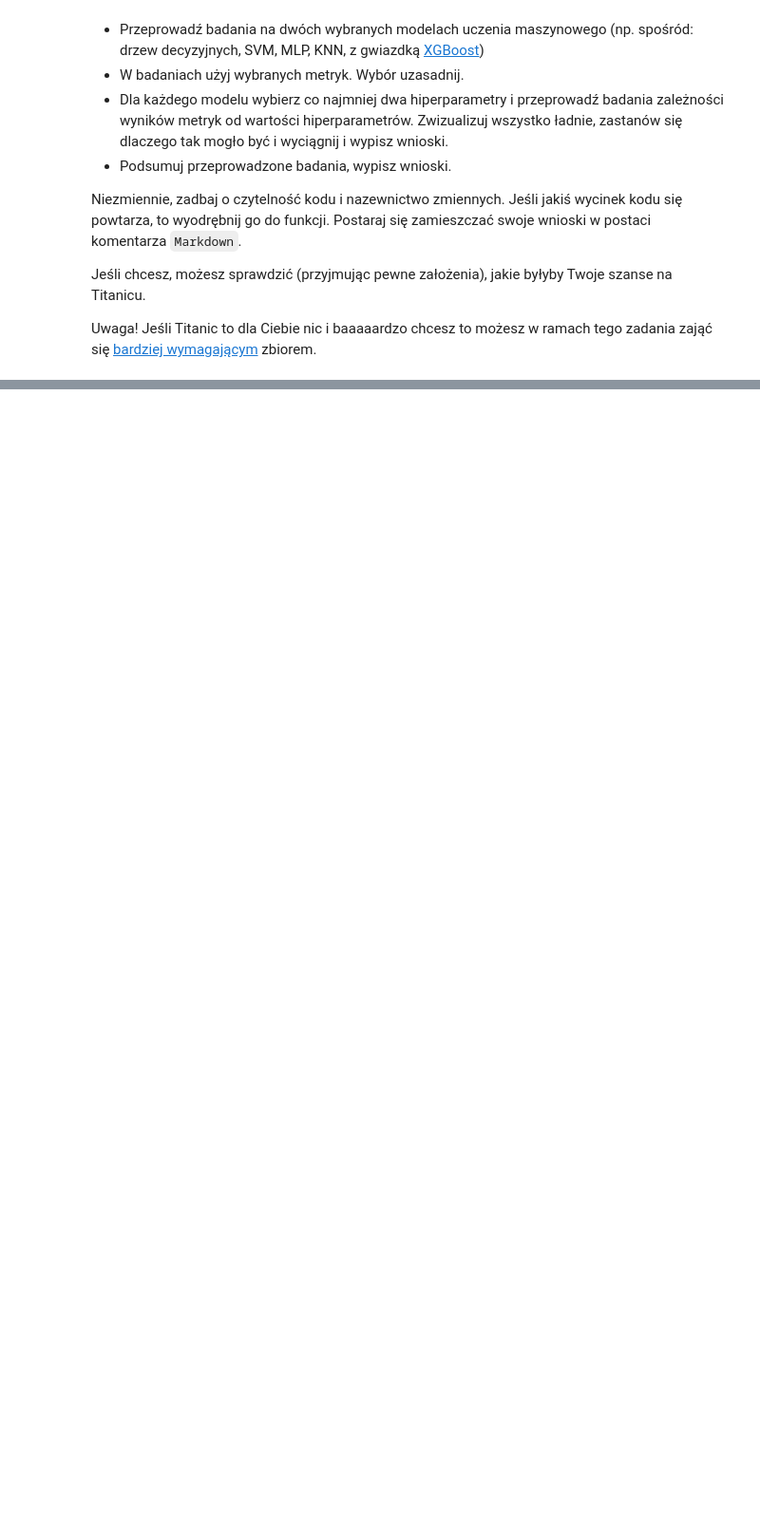
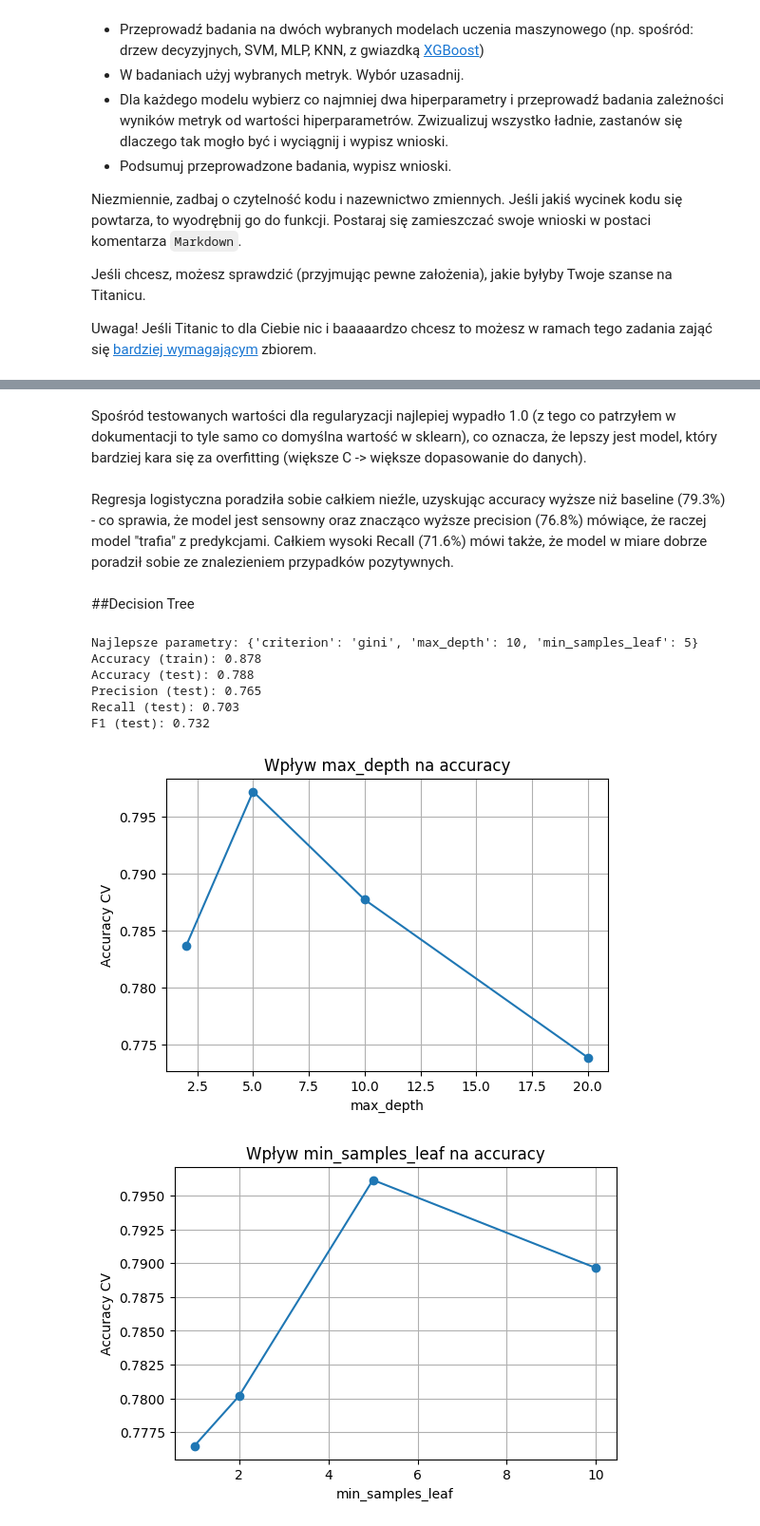
Before and after one commit to Solvro/ml-wakacyjne-wyzwanie-2026, a Jupyter notebook: 02_podstawy_aiml/ML_zadanie.ipynb, the cells around one changed output, grey strips where cells are left out. Shown at 95% size. Cells and saved outputs as stored; diff of their text form; code cells hidden in the pictures; blank space fills up the shorter version.

```diff
--- a/02_podstawy_aiml/ML_zadanie.ipynb
+++ b/02_podstawy_aiml/ML_zadanie.ipynb
@@ -46,0 +218,32 @@ titanic_df['Cabin'].str[0].unique()
+# %% [markdown]
+Spośród testowanych wartości dla regularyzacji najlepiej wypadło 1.0 (z tego co patrzyłem w dokumentacji to tyle samo co domyślna wartość w sklearn), co oznacza, że lepszy jest model, który bardziej kara się za overfitting (większe C -> większe dopasowanie do danych).
+# %% [markdown]
+Regresja logistyczna poradziła sobie całkiem nieźle, uzyskując accuracy wyższe niż baseline (79.3%) - co sprawia, że model jest sensowny oraz znacząco wyższe precision (76.8%) mówiące, że raczej model "trafia" z predykcjami. Całkiem wysoki Recall (71.6%) mówi także, że model w miare dobrze poradził sobie ze znalezieniem przypadków pozytywnych.
+# %% [markdown]
+##Decision Tree
+# %%
+from sklearn.tree import DecisionTreeClassifier
+
+decision_tree_grid = {'max_depth': [2, 5, 10, 20],
+                      'criterion': ['gini', 'entropy'],
+                      'min_samples_leaf': [1, 2, 5, 10]} #początkowo w min_samples_leaf nie było wartości 10, ale mocno zastanowił mnie wykres idący tylko do góry, ale jak się okazało
+                                                         #na szczęście nie w nieskończoność XD
+
+decision_tree_model = DecisionTreeClassifier(random_state=42)
+decision_tree_search = GridSearchCV(estimator=decision_tree_model,
+                                    param_grid=decision_tree_grid,
+                                    cv = 5)
+
+decision_tree_search.fit(X_train, y_train)
+all_results.append(evaluate_model(decision_tree_search, X_train, y_train, X_test, y_test, "Decision Tree"))
+plot_hyperparam_effect(decision_tree_search, 'max_depth')
+plot_hyperparam_effect(decision_tree_search, 'min_samples_leaf')
+# %% [output]
+Najlepsze parametry: {'criterion': 'gini', 'max_depth': 10, 'min_samples_leaf': 5}
+Accuracy (train): 0.878
+Accuracy (test): 0.788
+Precision (test): 0.765
+Recall (test): 0.703
+F1 (test): 0.732
+[figure, added]
+[figure, added]
```
Also changed, not shown: parts of 44 cells of this notebook.
